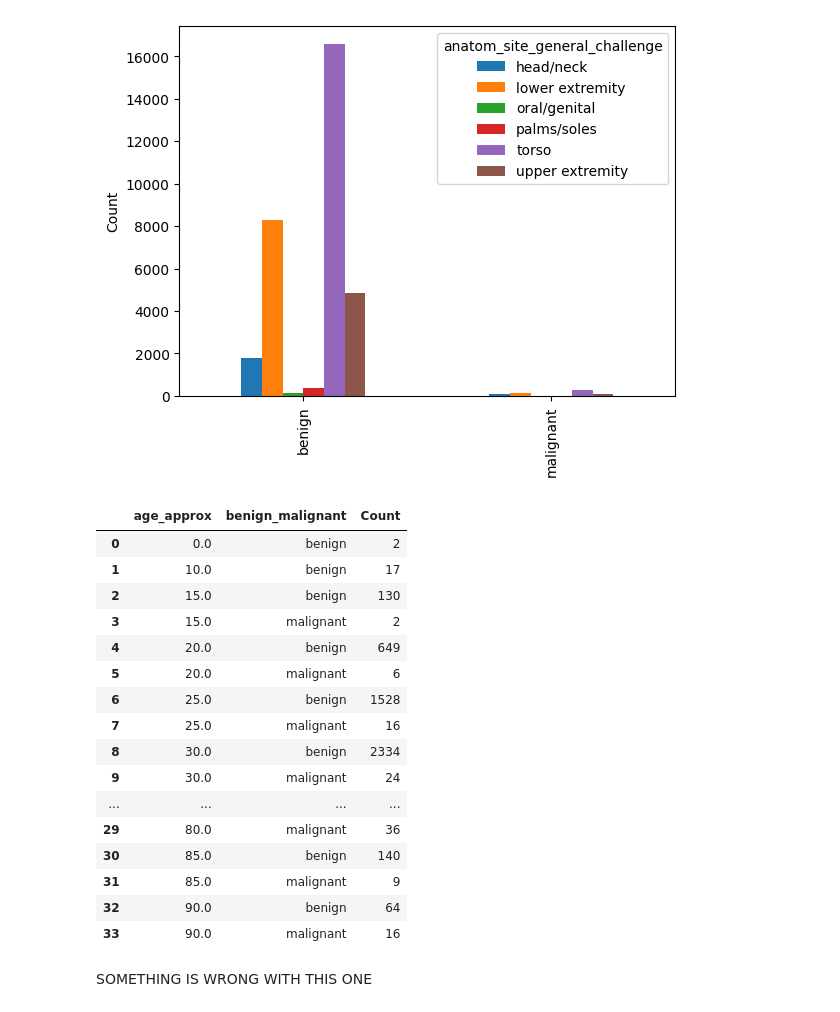
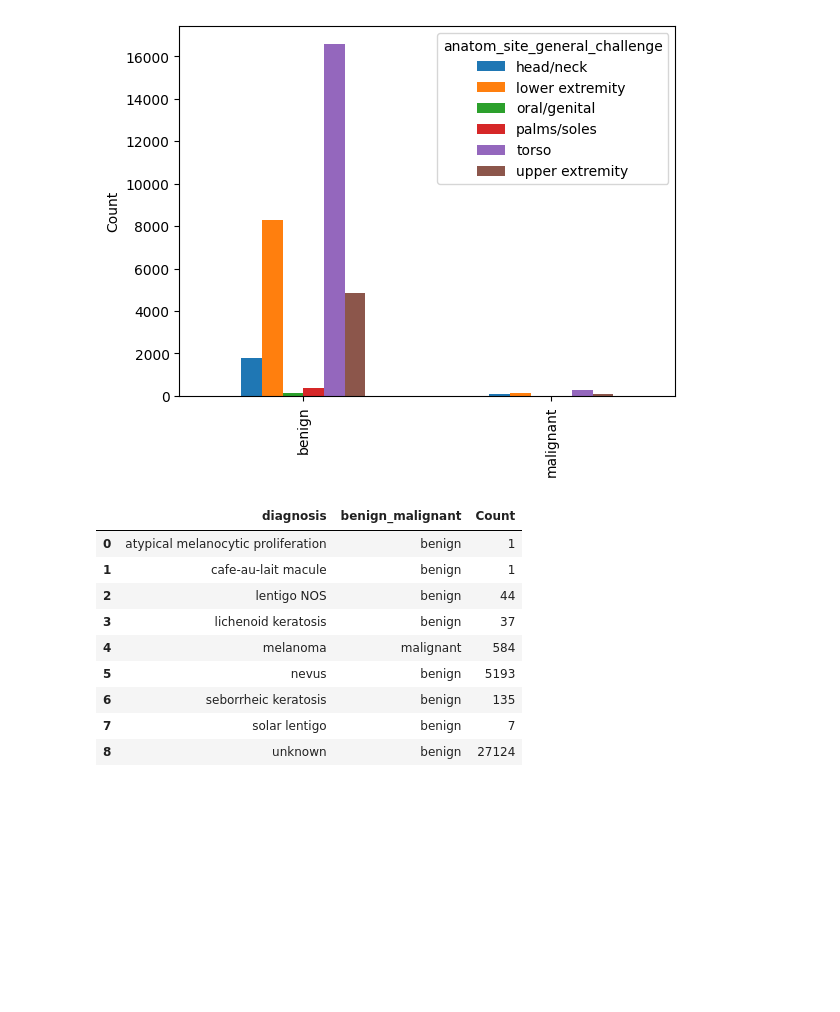
Before and after one commit to lindsaystrong7/6600_Final_Project, a Jupyter notebook: eda.ipynb, the cells around one changed output. Saved outputs shown, nothing was run; the diff lists cells and outputs as text; code cells hidden in the pictures; blank space fills up the shorter version.

```diff
--- a/eda.ipynb
+++ b/eda.ipynb
@@ -244,25 +251,16 @@ plt.show()
 # %% [output]
 [figure]
 # %%
-age_cancer_counts = train_data.groupby("age_approx")['benign_malignant'].value_counts().reset_index(name='Count')
-age_cancer_counts
+body_cancer_counts = train_data.groupby("diagnosis")['benign_malignant'].value_counts().reset_index(name='Count')
+body_cancer_counts
 # %% [output]
-|  | age_approx | benign_malignant | Count |
-| 0 | 0.0 | benign | 2 |
-| 1 | 10.0 | benign | 17 |
-| 2 | 15.0 | benign | 130 |
-| 3 | 15.0 | malignant | 2 |
-| 4 | 20.0 | benign | 649 |
-| 5 | 20.0 | malignant | 6 |
-| 6 | 25.0 | benign | 1528 |
-| 7 | 25.0 | malignant | 16 |
-| 8 | 30.0 | benign | 2334 |
-| 9 | 30.0 | malignant | 24 |
-| ... | ... | ... | ... |
-| 29 | 80.0 | malignant | 36 |
-| 30 | 85.0 | benign | 140 |
-| 31 | 85.0 | malignant | 9 |
-| 32 | 90.0 | benign | 64 |
-| 33 | 90.0 | malignant | 16 |
+|  | diagnosis | benign_malignant | Count |
+| 0 | atypical melanocytic proliferation | benign | 1 |
+| 1 | cafe-au-lait macule | benign | 1 |
+| 2 | lentigo NOS | benign | 44 |
+| 3 | lichenoid keratosis | benign | 37 |
+| 4 | melanoma | malignant | 584 |
+| 5 | nevus | benign | 5193 |
+| 6 | seborrheic keratosis | benign | 135 |
+| 7 | solar lentigo | benign | 7 |
+| 8 | unknown | benign | 27124 |
-# %% [markdown]
-SOMETHING IS WRONG WITH THIS ONE
```
Also changed, not shown: parts of 8 cells of this notebook.
